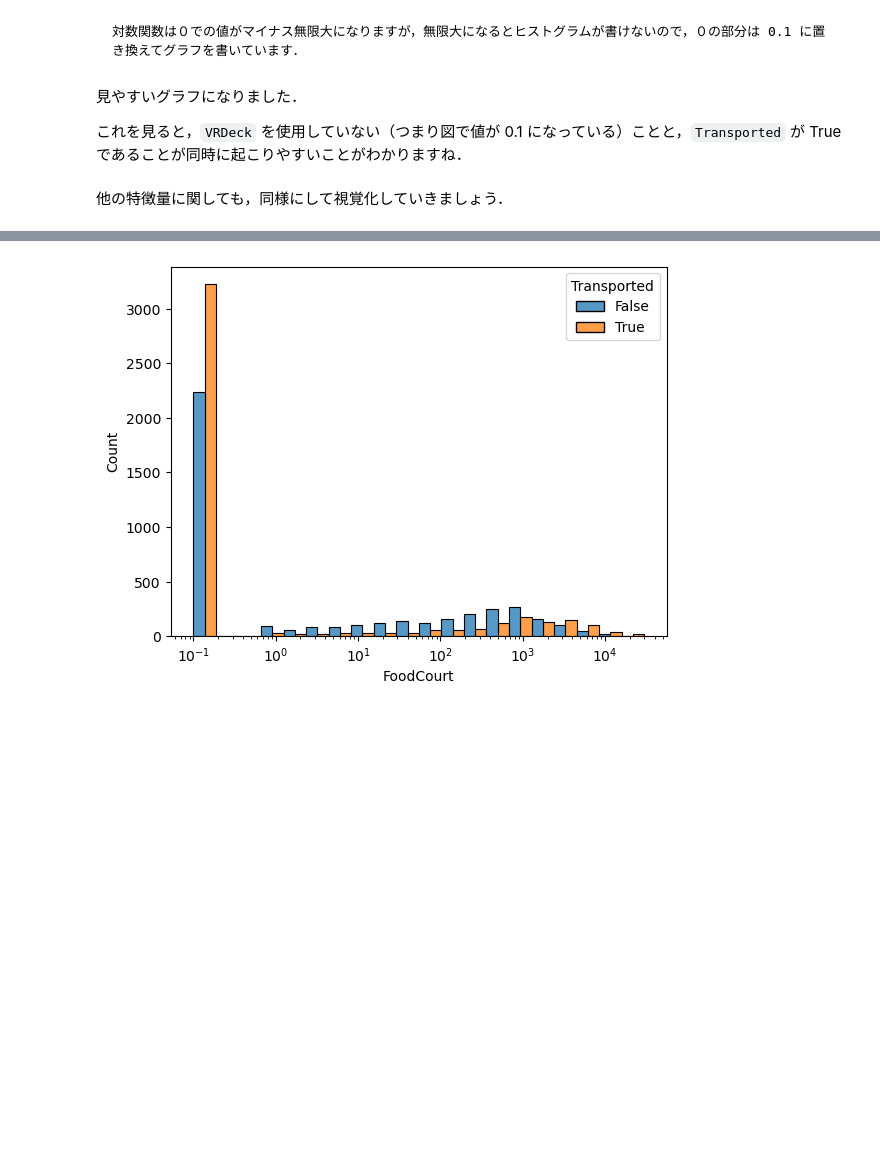
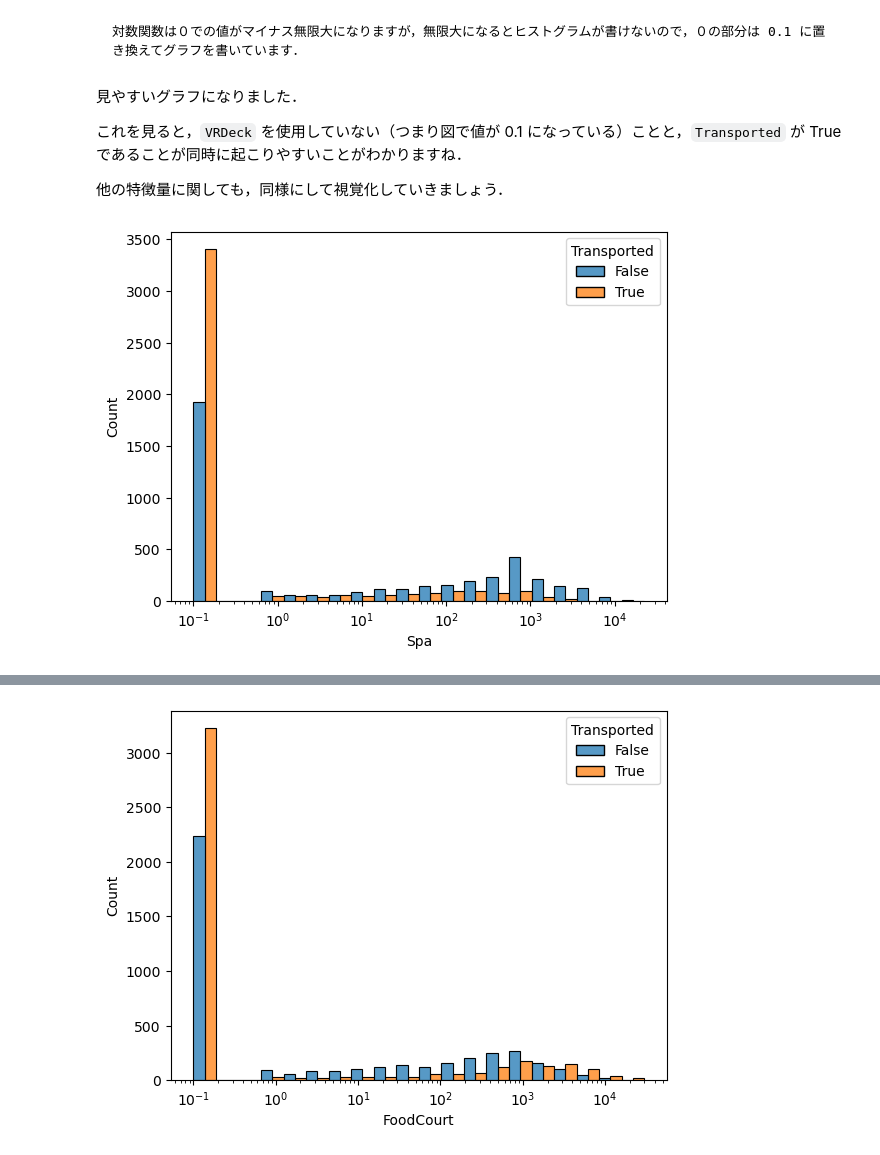
Before and after one commit to Seasawher/spaceship-titanic, a Jupyter notebook: book/relation.ipynb, the cells around one changed output, grey strips where cells are left out. Drawn from its saved outputs; the diff is of its cells as text; code cells hidden in the pictures; blank space fills up the shorter version.

```diff
--- a/book/relation.ipynb
+++ b/book/relation.ipynb
@@ -105,5 +110,16 @@ plt.show()
 見やすいグラフになりました．
 
 これを見ると，`VRDeck` を使用していない（つまり図で値が 0.1 になっている）ことと，`Transported` が True であることが同時に起こりやすいことがわかりますね．
+
+他の特徴量に関しても，同様にして視覚化していきましょう．
-# %% [markdown]
-他の特徴量に関しても，同様にして視覚化していきましょう．
+# %%
+sns.histplot(
+    data=train_data.replace(0, 0.1),
+    x="Spa",
+    hue="Transported",
+    multiple="dodge",
+    log_scale=True,
+)
+plt.show()
+# %% [output]
+[figure, added]
```
Also changed, not shown: parts of 22 cells of this notebook.
